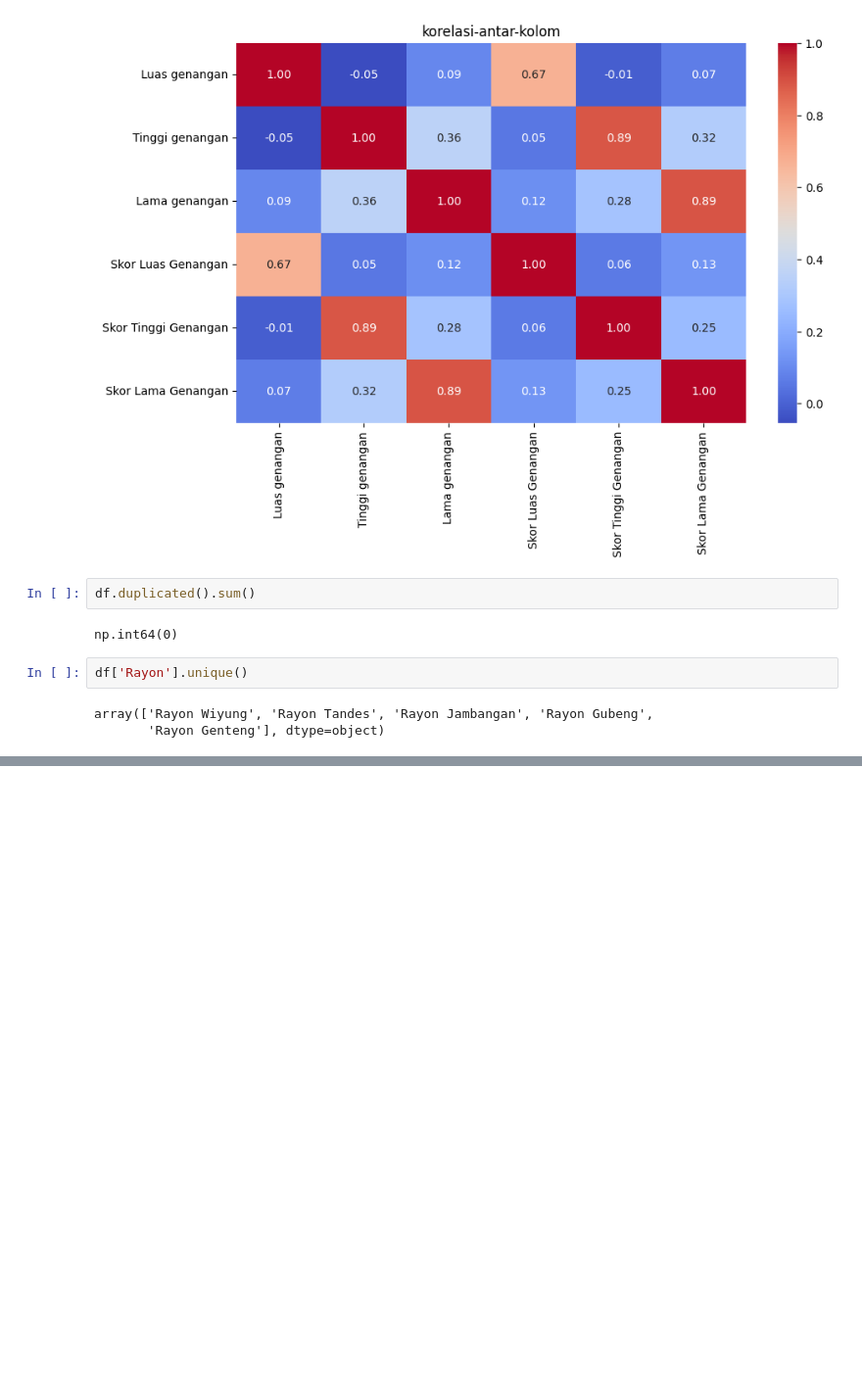
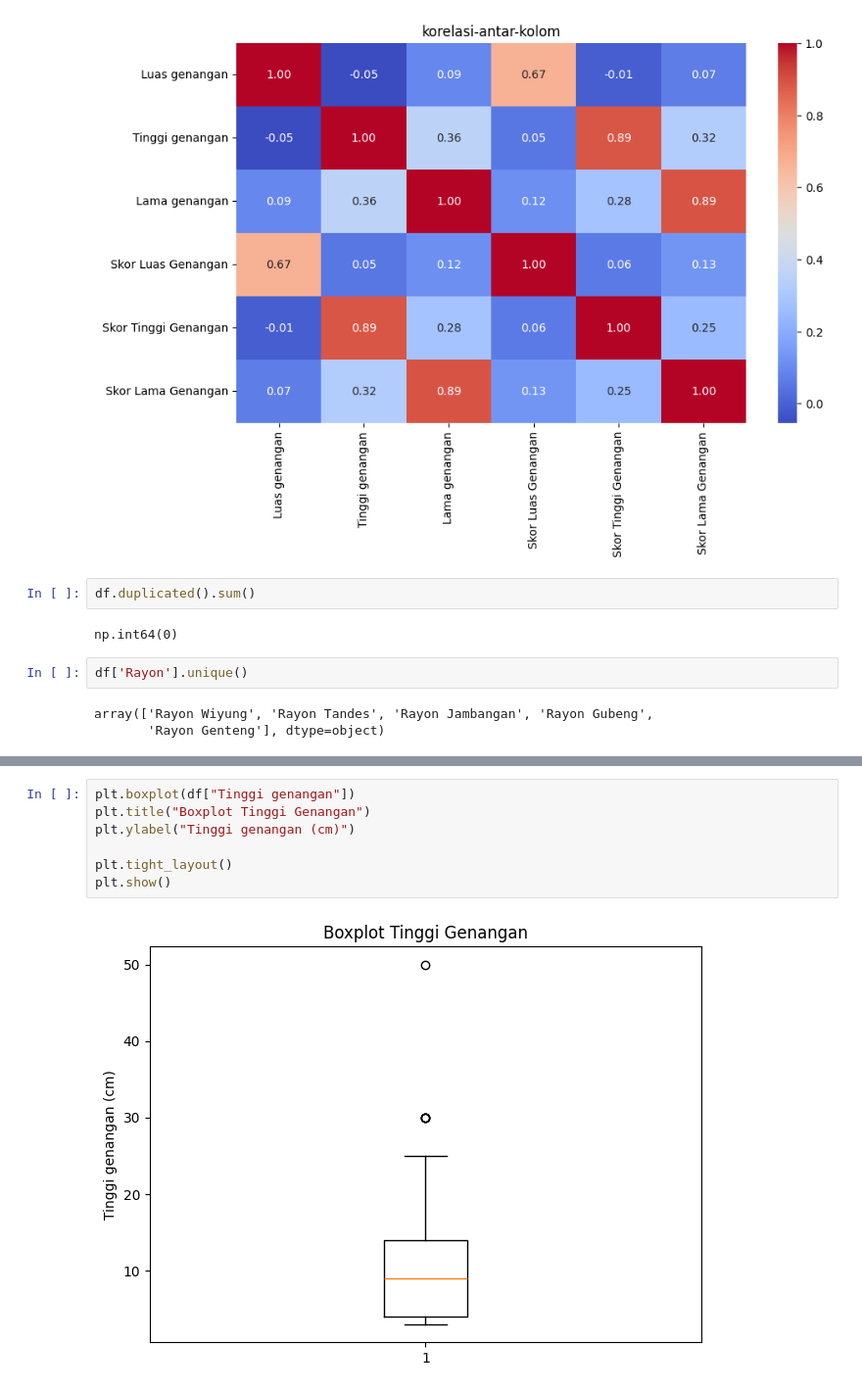
Before and after one commit to izamrosiawan/ss-code-semester-3, a Jupyter notebook: ipsd/minggu-5/praktikum-5.ipynb, the cells around one changed output, grey strips where cells are left out. Shown at 98% size. Cells and saved outputs as stored; diff of their text form; blank space fills up the shorter version.

```diff
--- a/ipsd/minggu-5/praktikum-5.ipynb
+++ b/ipsd/minggu-5/praktikum-5.ipynb
@@ -210,0 +270,9 @@ array(['Rayon Wiyung', 'Rayon Tandes', 'Rayon Jambangan', 'Rayon Gubeng',
+# %%
+plt.boxplot(df["Tinggi genangan"])
+plt.title("Boxplot Tinggi Genangan")
+plt.ylabel("Tinggi genangan (cm)")
+
+plt.tight_layout()
+plt.show()
+# %% [output]
+[figure, added]
```
Also changed, not shown: parts of 6 cells of this notebook.
